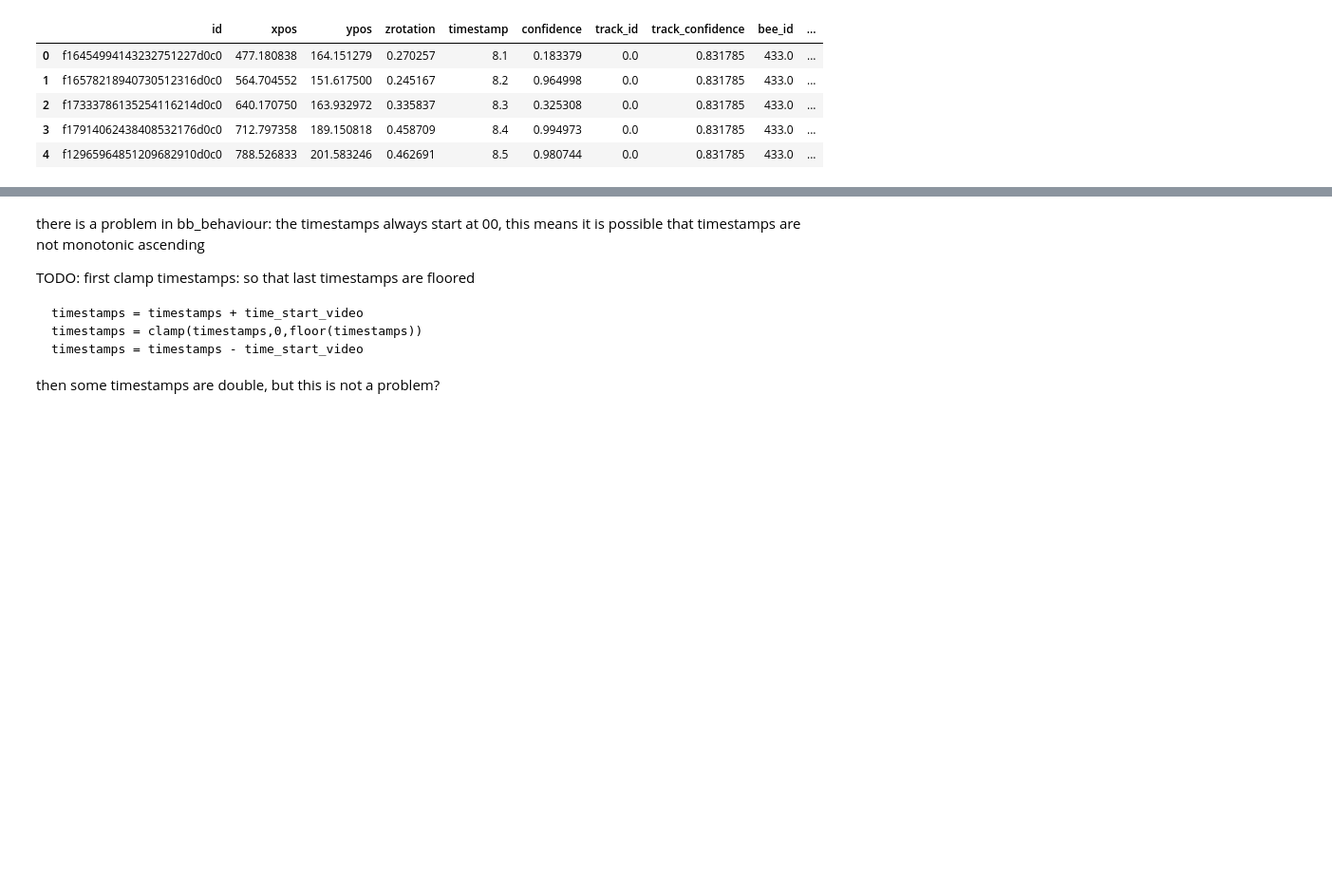
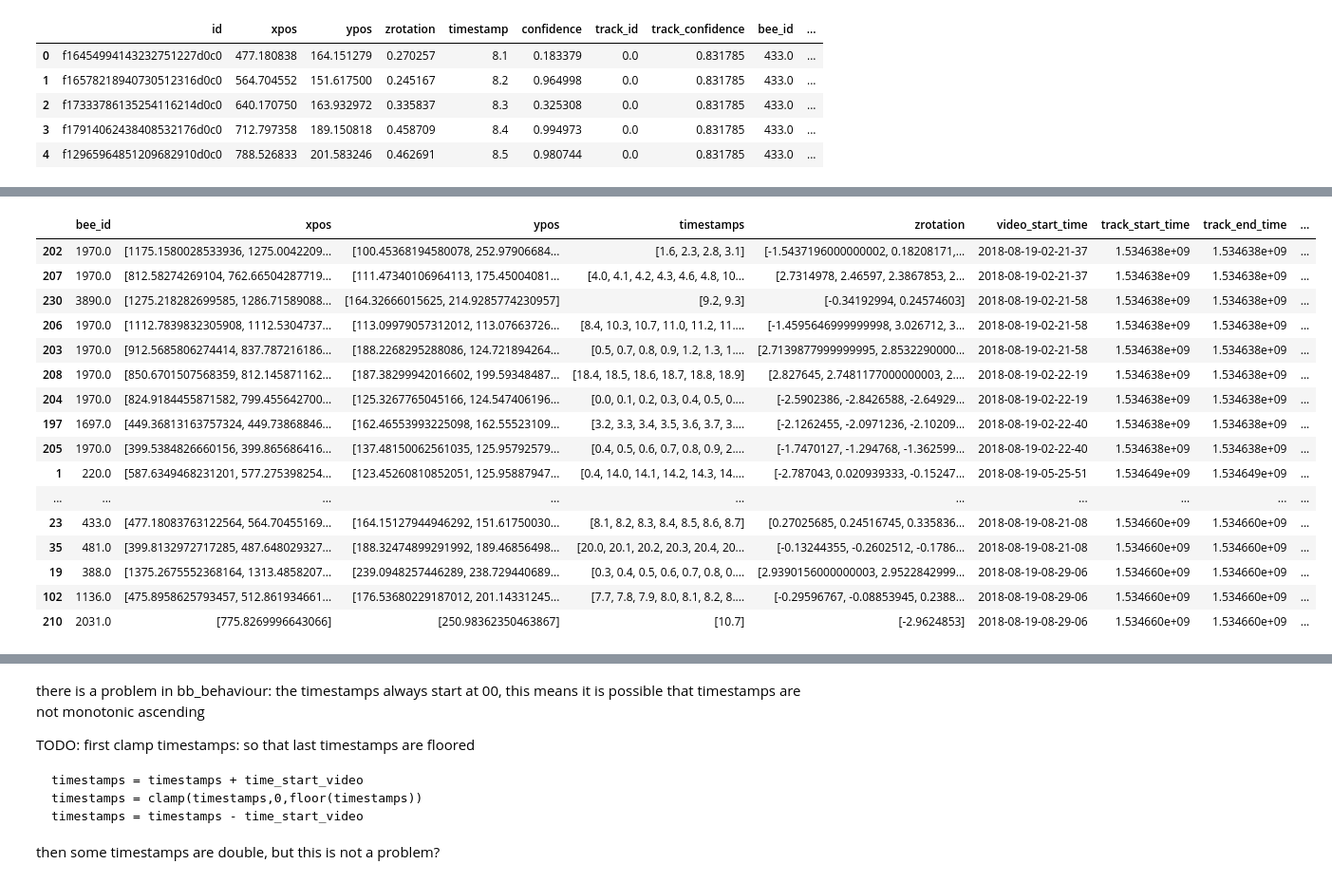
Before and after one commit to tschopo/swp_bioroboticslab, a Jupyter notebook: pipeline_tracking_test_daniel2.ipynb, the cells around one changed output, grey strips where cells are left out. Shown: that part at 95% size. Cells and saved outputs as stored; diff of their text form; code cells hidden in the pictures; blank space fills up the shorter version.

```diff
--- a/pipeline_tracking_test_daniel2.ipynb
+++ b/pipeline_tracking_test_daniel2.ipynb
@@ -580,6 +511,8 @@ for bee_id in results["bee_id"]:
         if results[bee_id]
 # %% [markdown]
 # Zwischenschritt für ML-Algorithmus
+# %%
+tracks = pd.read_csv('all_tracks.csv', index_col=0)
 # %%
 tracks.head()
 # %% [output]
@@ -687,3 +524,0 @@ def merge_tracks(tracks_ml, verbose = False):
-# %%
-tracks_ml = gather_tracks(tracks)
-tracks_ml = merge_tracks(tracks_ml)
@@ -708,0 +634,22 @@ tracks_ml = merge_tracks(tracks_ml)
+# %%
+tracks_ml = gather_tracks(tracks)
+tracks_ml = tracks_ml.sort_values(['video_start_time'])
+tracks_ml.head(n=20)
+# %% [output]
+|  | bee_id | xpos | ypos | timestamps | zrotation | video_start_time | track_start_time | track_end_time | ... |
+| 202 | 1970.0 | [1175.1580028533936, 1275.0042209... | [100.45368194580078, 252.97906684... | [1.6, 2.3, 2.8, 3.1] | [-1.5437196000000002, 0.18208171,... | 2018-08-19-02-21-37 | 1.534638e+09 | 1.534638e+09 | ... |
+| 207 | 1970.0 | [812.58274269104, 762.66504287719... | [111.47340106964113, 175.45004081... | [4.0, 4.1, 4.2, 4.3, 4.6, 4.8, 10... | [2.7314978, 2.46597, 2.3867853, 2... | 2018-08-19-02-21-37 | 1.534638e+09 | 1.534638e+09 | ... |
+| 230 | 3890.0 | [1275.218282699585, 1286.71589088... | [164.32666015625, 214.9285774230957] | [9.2, 9.3] | [-0.34192994, 0.24574603] | 2018-08-19-02-21-58 | 1.534638e+09 | 1.534638e+09 | ... |
+| 206 | 1970.0 | [1112.7839832305908, 1112.5304737... | [113.09979057312012, 113.07663726... | [8.4, 10.3, 10.7, 11.0, 11.2, 11.... | [-1.4595646999999998, 3.026712, 3... | 2018-08-19-02-21-58 | 1.534638e+09 | 1.534638e+09 | ... |
+| 203 | 1970.0 | [912.5685806274414, 837.787216186... | [188.2268295288086, 124.721894264... | [0.5, 0.7, 0.8, 0.9, 1.2, 1.3, 1.... | [2.7139877999999995, 2.8532290000... | 2018-08-19-02-21-58 | 1.534638e+09 | 1.534638e+09 | ... |
+| 208 | 1970.0 | [850.6701507568359, 812.145871162... | [187.38299942016602, 199.59348487... | [18.4, 18.5, 18.6, 18.7, 18.8, 18.9] | [2.827645, 2.7481177000000003, 2.... | 2018-08-19-02-22-19 | 1.534638e+09 | 1.534638e+09 | ... |
+| 204 | 1970.0 | [824.9184455871582, 799.455642700... | [125.3267765045166, 124.547406196... | [0.0, 0.1, 0.2, 0.3, 0.4, 0.5, 0.... | [-2.5902386, -2.8426588, -2.64929... | 2018-08-19-02-22-19 | 1.534638e+09 | 1.534638e+09 | ... |
+| 197 | 1697.0 | [449.36813163757324, 449.73868846... | [162.46553993225098, 162.55523109... | [3.2, 3.3, 3.4, 3.5, 3.6, 3.7, 3.... | [-2.1262455, -2.0971236, -2.10209... | 2018-08-19-02-22-40 | 1.534638e+09 | 1.534638e+09 | ... |
+| 205 | 1970.0 | [399.5384826660156, 399.865686416... | [137.48150062561035, 125.95792579... | [0.4, 0.5, 0.6, 0.7, 0.8, 0.9, 2.... | [-1.7470127, -1.294768, -1.362599... | 2018-08-19-02-22-40 | 1.534638e+09 | 1.534638e+09 | ... |
+| 1 | 220.0 | [587.6349468231201, 577.275398254... | [123.45260810852051, 125.95887947... | [0.4, 14.0, 14.1, 14.2, 14.3, 14.... | [-2.787043, 0.020939333, -0.15247... | 2018-08-19-05-25-51 | 1.534649e+09 | 1.534649e+09 | ... |
+| ... | ... | ... | ... | ... | ... | ... | ... | ... | ... |
+| 23 | 433.0 | [477.18083763122564, 564.70455169... | [164.15127944946292, 151.61750030... | [8.1, 8.2, 8.3, 8.4, 8.5, 8.6, 8.7] | [0.27025685, 0.24516745, 0.335836... | 2018-08-19-08-21-08 | 1.534660e+09 | 1.534660e+09 | ... |
+| 35 | 481.0 | [399.8132972717285, 487.648029327... | [188.32474899291992, 189.46856498... | [20.0, 20.1, 20.2, 20.3, 20.4, 20... | [-0.13244355, -0.2602512, -0.1786... | 2018-08-19-08-21-08 | 1.534660e+09 | 1.534660e+09 | ... |
+| 19 | 388.0 | [1375.2675552368164, 1313.4858207... | [239.0948257446289, 238.729440689... | [0.3, 0.4, 0.5, 0.6, 0.7, 0.8, 0.... | [2.9390156000000003, 2.9522842999... | 2018-08-19-08-29-06 | 1.534660e+09 | 1.534660e+09 | ... |
+| 102 | 1136.0 | [475.8958625793457, 512.861934661... | [176.53680229187012, 201.14331245... | [7.7, 7.8, 7.9, 8.0, 8.1, 8.2, 8.... | [-0.29596767, -0.08853945, 0.2388... | 2018-08-19-08-29-06 | 1.534660e+09 | 1.534660e+09 | ... |
+| 210 | 2031.0 | [775.8269996643066] | [250.98362350463867] | [10.7] | [-2.9624853] | 2018-08-19-08-29-06 | 1.534660e+09 | 1.534660e+09 | ... |
```
Also changed, not shown: parts of 25 cells of this notebook.
